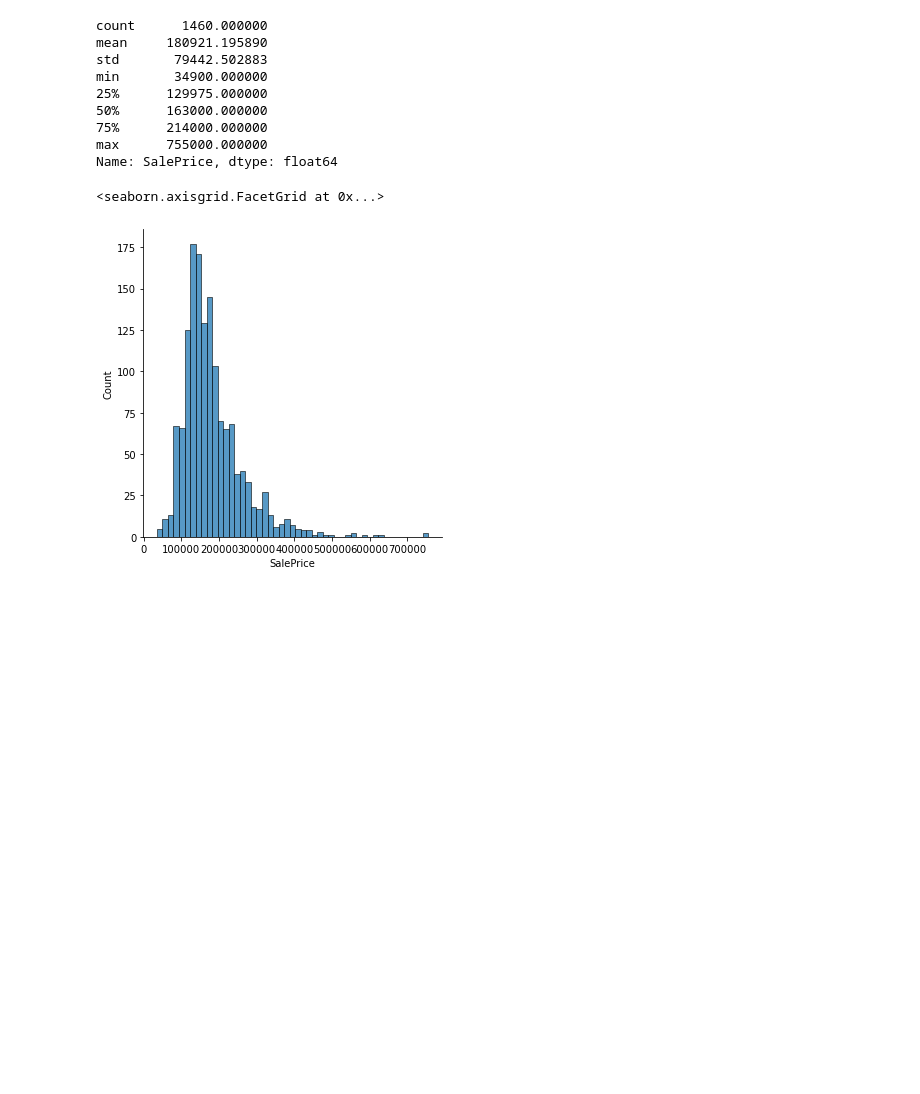
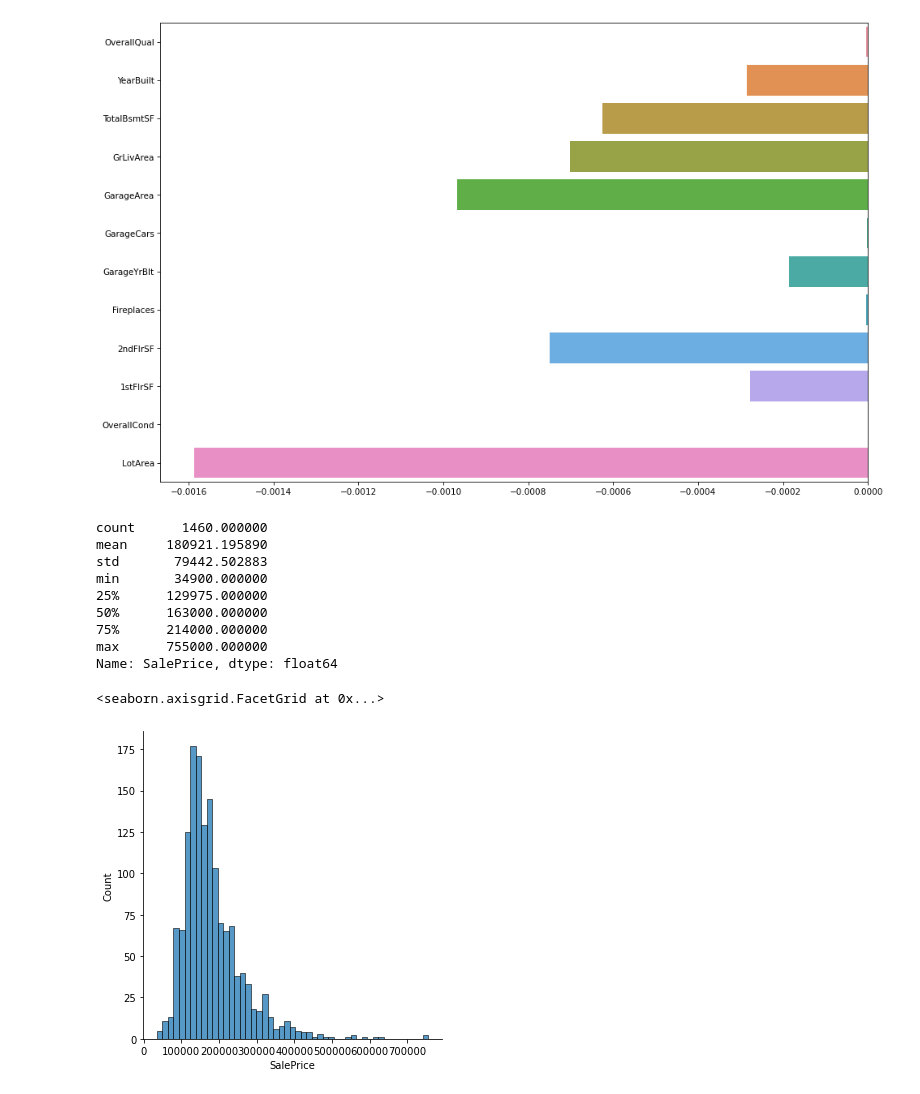
Before and after one commit to AndrejHafner/house-price-prediction, a Jupyter notebook: analysis.ipynb, the cells around one changed output. Drawn from its saved outputs; the diff is of its cells as text; code cells hidden in the pictures; blank space fills up the shorter version.

Commit message:
Data analysis, cleaning

```diff
--- a/analysis.ipynb
+++ b/analysis.ipynb
@@ -20,3 +29,28 @@ y_train = df_train["SalePrice"]
+# %%
+import sklearn_relief as relief
+# Load some data and put it in a numpy.array matrix
+rrelieff_attrs = ["OverallQual", "YearBuilt", "TotalBsmtSF", "GrLivArea", "GarageArea", "GarageCars", "GarageYrBlt", "Fireplaces", "2ndFlrSF", "1stFlrSF", "OverallCond", "LotArea"]
+my_input_matrix = df_train[rrelieff_attrs].fillna(0).values
+
+# Load the label vector
+my_label_vector = df_train["SalePrice"].values
+r = relief.RReliefF(
+    n_features=10 # Choose the best 3 features
+) # Will run by default on all processors concurrently
+
+my_transformed_matrix = r.fit_transform(
+    my_input_matrix,
+    my_label_vector
+)
+# %%
+plt.figure(figsize=(15,10), dpi=75)
+sns.barplot(r.w_, rrelieff_attrs, orient="h")
+plt.savefig("rrelieff.png")
+
+# my_transformed_matrix will now contain the 3 highest-ranked feature
+# vectors from my_input_matrix.
+# %% [output]
+[figure, added]
 # %%
 print(df_train["SalePrice"].describe())
 sns.displot(df_train["SalePrice"])
```
Also changed, not shown: parts of 26 cells of this notebook, 3 other files.
